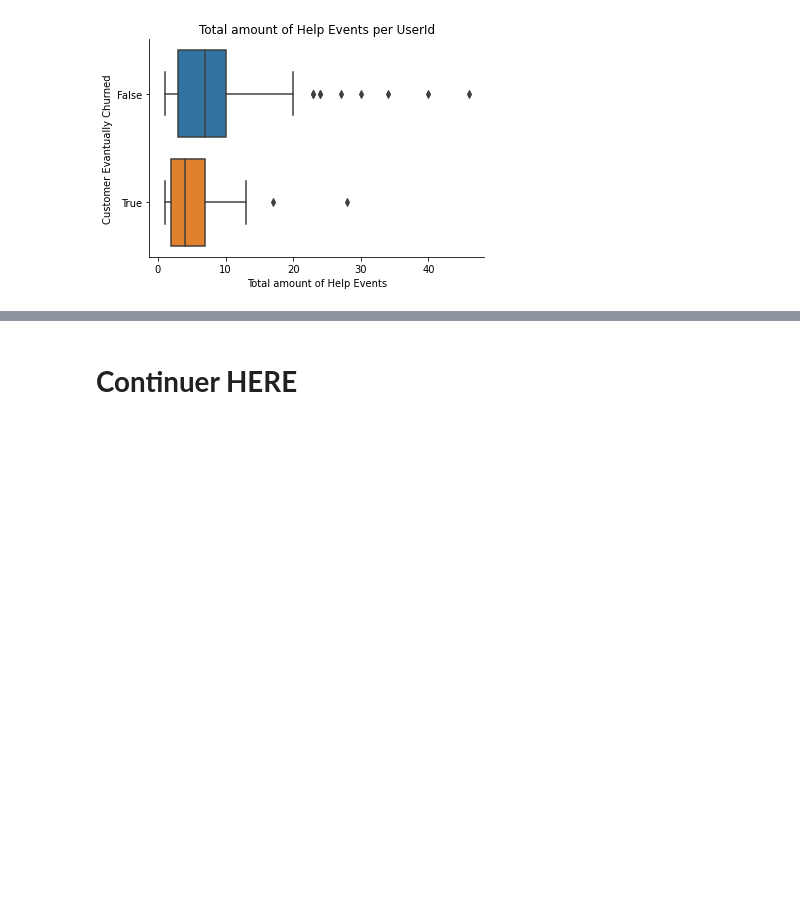
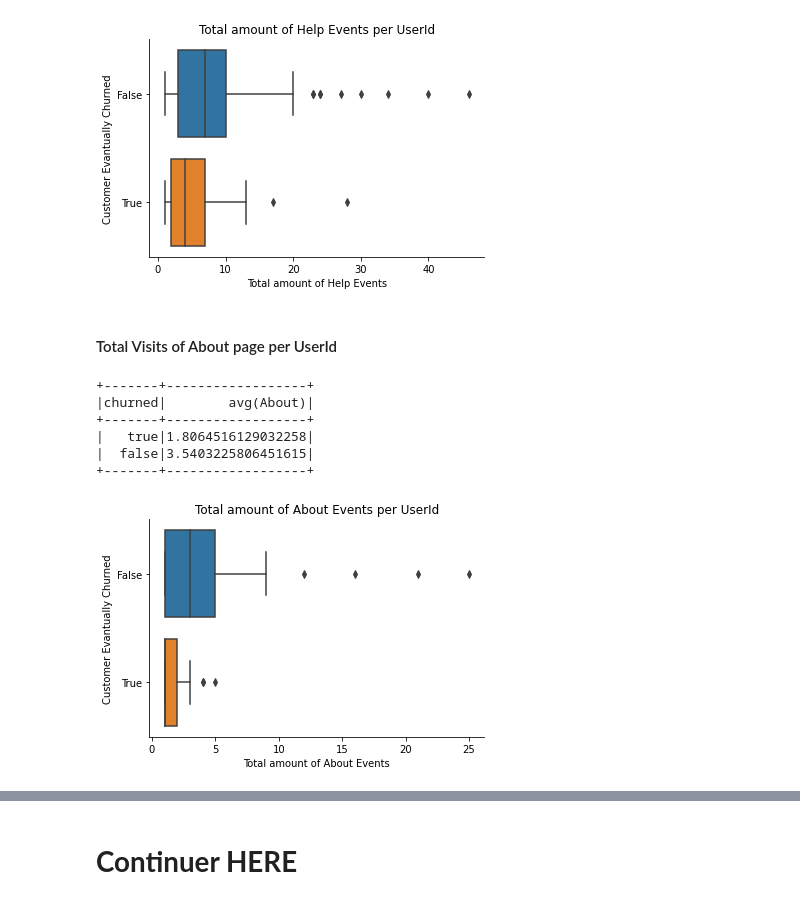
Before and after one commit to LeopoldWalther/SparkChurnDetection, a Jupyter notebook: Sparkify.ipynb, the cells around one changed output, grey strips where cells are left out. Drawn from its saved outputs; the diff is of its cells as text; code cells hidden in the pictures; blank space fills up the shorter version.

```diff
--- a/Sparkify.ipynb
+++ b/Sparkify.ipynb
@@ -915,3 +940,22 @@ boxplot_events_per_user(total_thumbs_up_per_user, 'Help')
 |  false|8.154362416107382|
 +-------+-----------------+
 [figure]
+# %% [markdown]
+#### Total Visits of About page per UserId
+# %%
+# calculate events per user
+total_thumbs_up_per_user = count_events_per_user(user_log_valid, 'About')
+
+# show table with mean of churned/stayed
+total_thumbs_up_per_user.groupBy('churned').mean().show()
+
+# create plot
+boxplot_events_per_user(total_thumbs_up_per_user, 'About')
+# %% [output]
++-------+------------------+
+|churned|        avg(About)|
++-------+------------------+
+|   true|1.8064516129032258|
+|  false|3.5403225806451615|
++-------+------------------+
+[figure, added]
```
Also changed, not shown: parts of 7 cells of this notebook.
